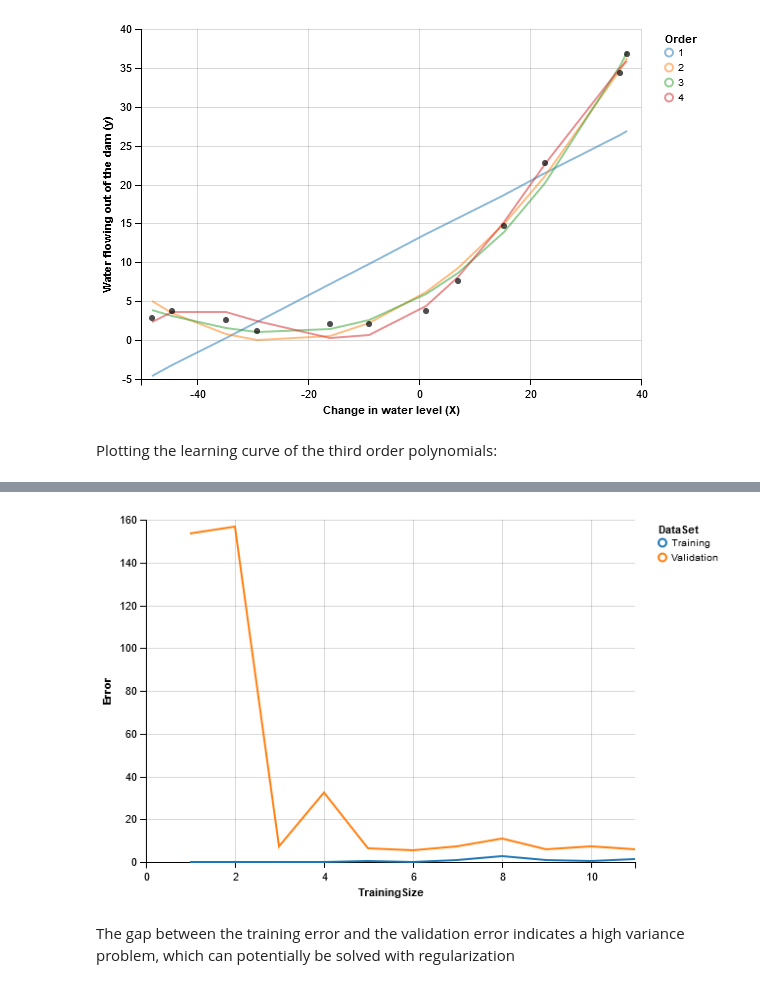
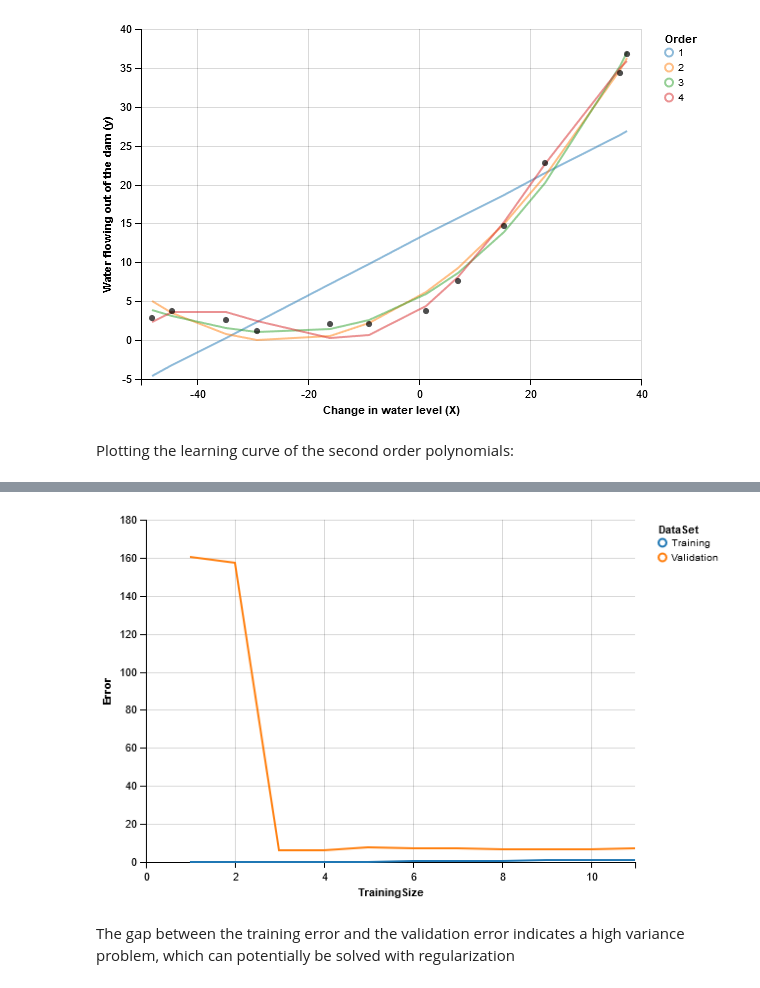
Before and after one commit to JeffMacaluso/Misc, a Jupyter notebook: MachineLearningMOOC/Ex5 Python - Regularized Linear Regression and Bias vs. Variance.ipynb, the cells around one changed output, grey strips where cells are left out. Drawn from its saved outputs; the diff is of its cells as text; code cells hidden in the pictures.

```diff
--- a/MachineLearningMOOC/Ex5 Python - Regularized Linear Regression and Bias vs. Variance.ipynb
+++ b/MachineLearningMOOC/Ex5 Python - Regularized Linear Regression and Bias vs. Variance.ipynb
@@ -349,15 +349,17 @@ chart.display()
 [interactive output not drawn]
 [figure]
 # %% [markdown]
-Plotting the learning curve of the third order polynomials:
+Plotting the learning curve of the second order polynomials:
 # %%
+polynomial_orders = 2
+
 # Plotting the learning curve
 processed_features = preprocess_features(
     X, Xval, Xtest, order=polynomial_orders)
 plot_learning_curve(processed_features[0], y, processed_features[1], yval)
 # %% [output]
 [interactive output not drawn]
-[figure, old version]
+[figure, new version]
 # %% [markdown]
 The gap between the training error and the validation error indicates a high variance problem, which can potentially be solved with regularization
 # %% [markdown]
```
Also changed, not shown: parts of 2 cells of this notebook.
